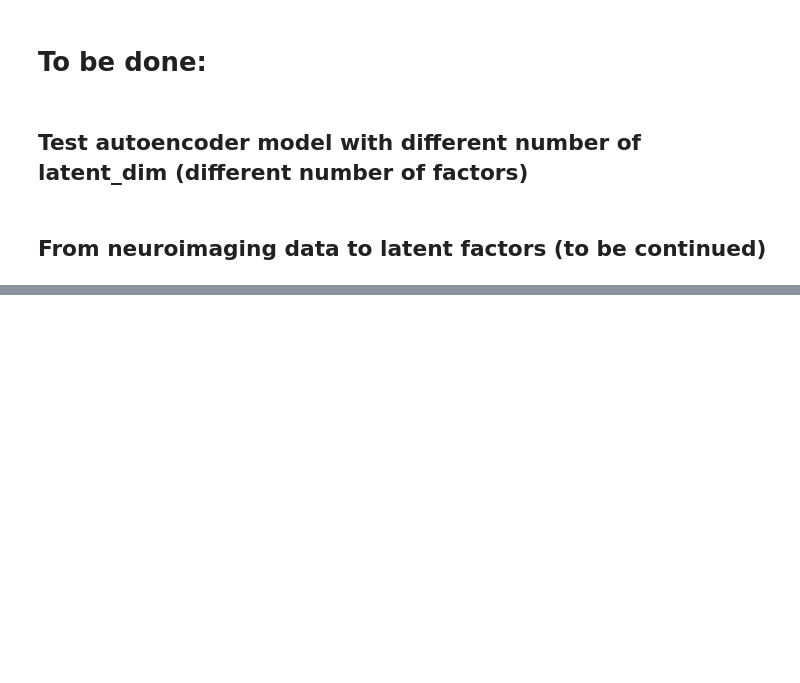
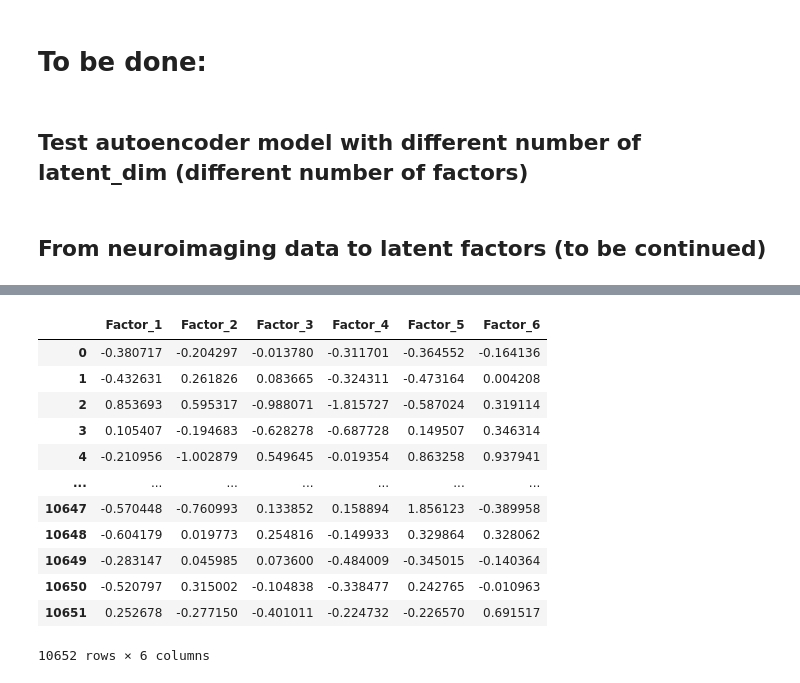
Before and after one commit to ReveRoyl/ABCD_tabular_data_analysis, a Jupyter notebook: trail_tsne_RF/factor analysis/Autoencoder/Autoencoder.ipynb, the cells around one changed output, grey strips where cells are left out. Cells and saved outputs as stored; diff of their text form; code cells hidden in the pictures; blank space fills up the shorter version.

```diff
--- a/trail_tsne_RF/factor analysis/Autoencoder/Autoencoder.ipynb
+++ b/trail_tsne_RF/factor analysis/Autoencoder/Autoencoder.ipynb
@@ -1561,0 +1424,16 @@ R² Score: -0.0001
+# %%
+latent_df
+# %% [output]
+|  | Factor_1 | Factor_2 | Factor_3 | Factor_4 | Factor_5 | Factor_6 |
+| 0 | -0.380717 | -0.204297 | -0.013780 | -0.311701 | -0.364552 | -0.164136 |
+| 1 | -0.432631 | 0.261826 | 0.083665 | -0.324311 | -0.473164 | 0.004208 |
+| 2 | 0.853693 | 0.595317 | -0.988071 | -1.815727 | -0.587024 | 0.319114 |
+| 3 | 0.105407 | -0.194683 | -0.628278 | -0.687728 | 0.149507 | 0.346314 |
+| 4 | -0.210956 | -1.002879 | 0.549645 | -0.019354 | 0.863258 | 0.937941 |
+| ... | ... | ... | ... | ... | ... | ... |
+| 10647 | -0.570448 | -0.760993 | 0.133852 | 0.158894 | 1.856123 | -0.389958 |
+| 10648 | -0.604179 | 0.019773 | 0.254816 | -0.149933 | 0.329864 | 0.328062 |
+| 10649 | -0.283147 | 0.045985 | 0.073600 | -0.484009 | -0.345015 | -0.140364 |
+| 10650 | -0.520797 | 0.315002 | -0.104838 | -0.338477 | 0.242765 | -0.010963 |
+| 10651 | 0.252678 | -0.277150 | -0.401011 | -0.224732 | -0.226570 | 0.691517 |
+10652 rows × 6 columns
```
Also changed, not shown: parts of 15 cells of this notebook, 4 other files.
